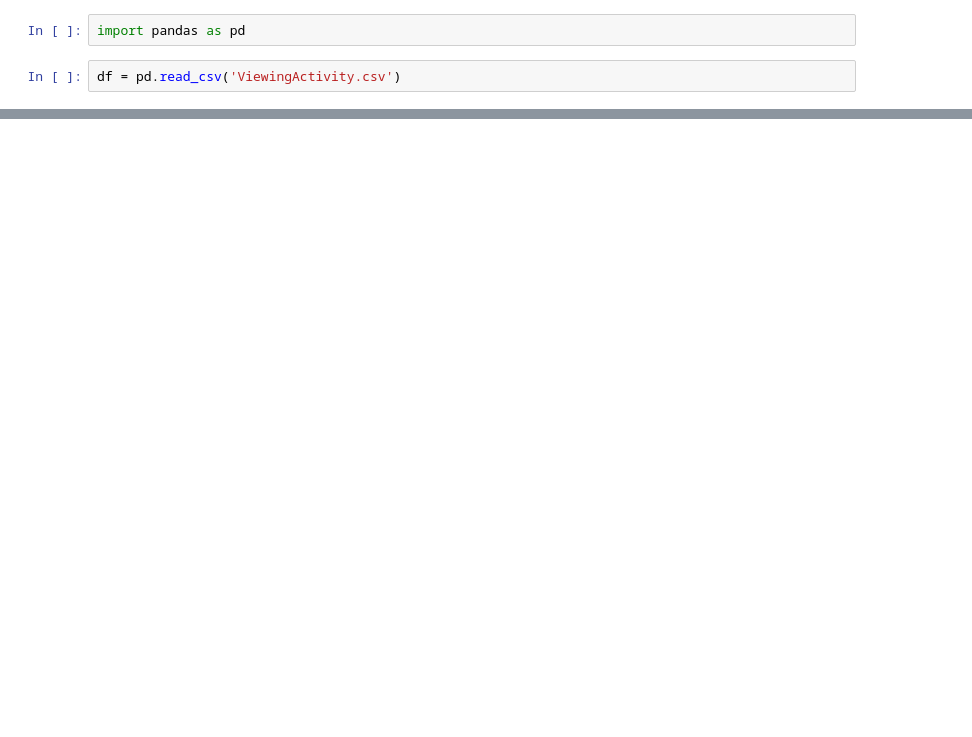
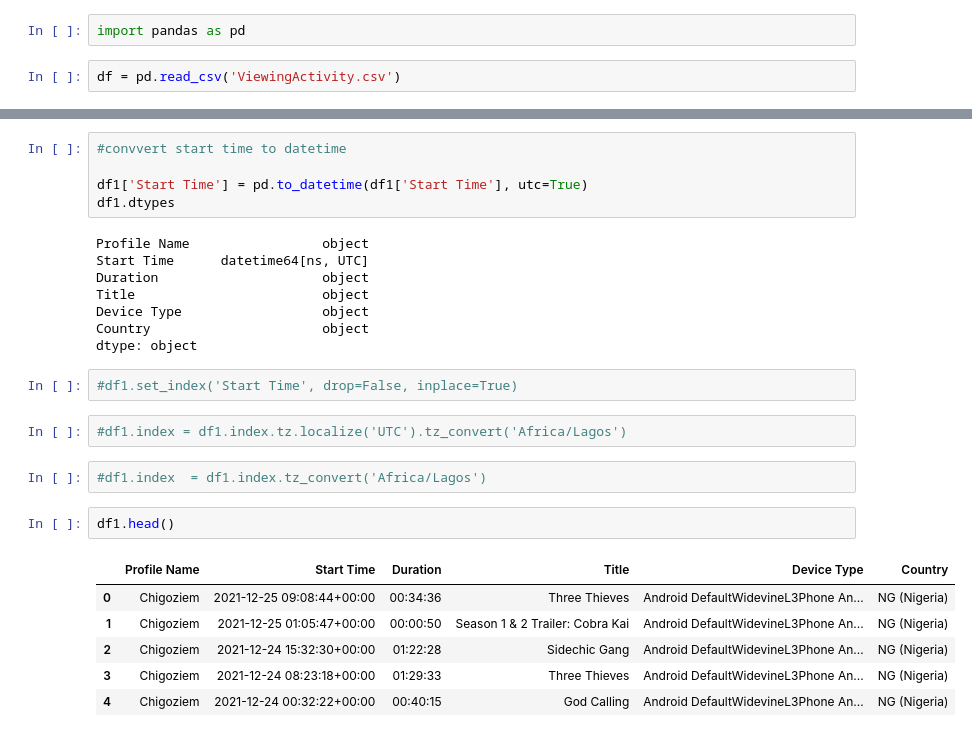
Before and after one commit to gigikenneth/netflix, a Jupyter notebook: netflix_data.ipynb, the cells around one changed output, grey strips where cells are left out. Drawn from its saved outputs; the diff is of its cells as text; blank space fills up the shorter version.

```diff
--- a/netflix_data.ipynb
+++ b/netflix_data.ipynb
@@ -33,0 +50,28 @@ df1.head()
+# %%
+#convvert start time to datetime
+
+df1['Start Time'] = pd.to_datetime(df1['Start Time'], utc=True)
+df1.dtypes
+# %% [output]
+Profile Name                 object
+Start Time      datetime64[ns, UTC]
+Duration                     object
+Title                        object
+Device Type                  object
+Country                      object
+dtype: object
+# %%
+#df1.set_index('Start Time', drop=False, inplace=True)
+# %%
+#df1.index = df1.index.tz.localize('UTC').tz_convert('Africa/Lagos')
+# %%
+#df1.index  = df1.index.tz_convert('Africa/Lagos')
+# %%
+df1.head()
+# %% [output]
+|  | Profile Name | Start Time | Duration | Title | Device Type | Country |
+| 0 | Chigoziem | 2021-12-25 09:08:44+00:00 | 00:34:36 | Three Thieves | Android DefaultWidevineL3Phone An... | NG (Nigeria) |
+| 1 | Chigoziem | 2021-12-25 01:05:47+00:00 | 00:00:50 | Season 1 & 2 Trailer: Cobra Kai | Android DefaultWidevineL3Phone An... | NG (Nigeria) |
+| 2 | Chigoziem | 2021-12-24 15:32:30+00:00 | 01:22:28 | Sidechic Gang | Android DefaultWidevineL3Phone An... | NG (Nigeria) |
+| 3 | Chigoziem | 2021-12-24 08:23:18+00:00 | 01:29:33 | Three Thieves | Android DefaultWidevineL3Phone An... | NG (Nigeria) |
+| 4 | Chigoziem | 2021-12-24 00:32:22+00:00 | 00:40:15 | God Calling | Android DefaultWidevineL3Phone An... | NG (Nigeria) |
```
Also changed, not shown: parts of 22 cells of this notebook.
